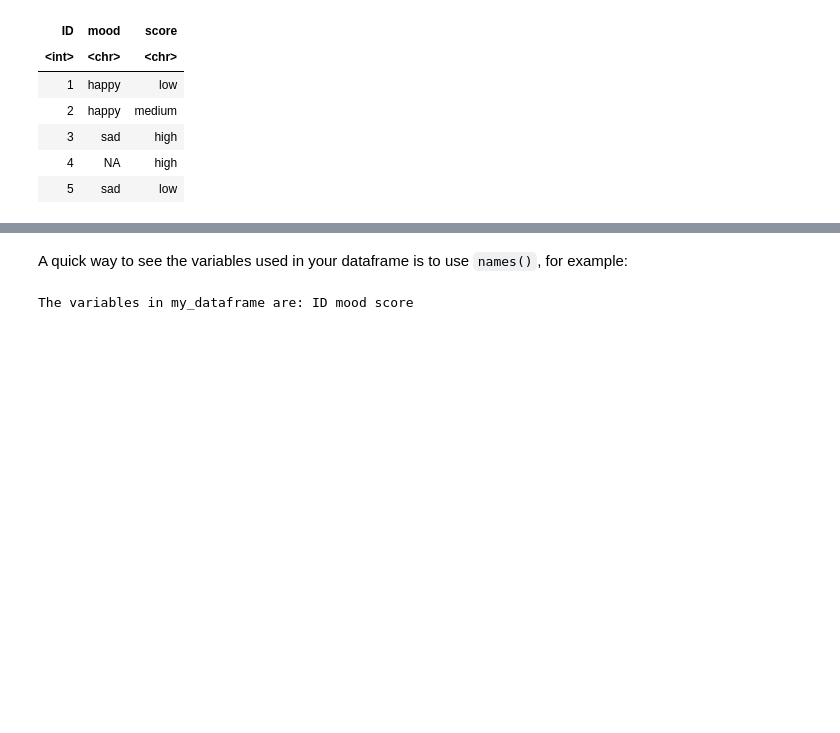
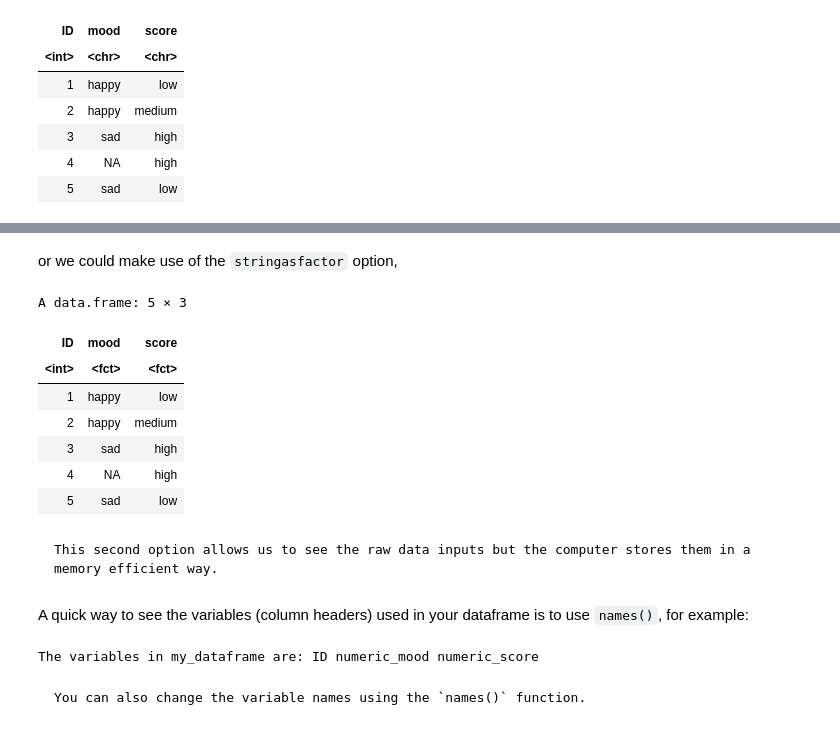
Before and after one commit to CicelyKrystyna/MD4002_RWorkshop, a Jupyter notebook: RBasics.ipynb, the cells around one changed output, grey strips where cells are left out. Saved outputs shown, nothing was run; the diff lists cells and outputs as text; code cells hidden in the pictures; blank space fills up the shorter version.

````diff
--- a/RBasics.ipynb
+++ b/RBasics.ipynb
@@ -364,7 +370,31 @@ Although there can be value in storing data numerically do this with caution so
+# %% [markdown]
+or we could make use of the `stringasfactor` option,
+# %%
+# use the stringasfactor option in my_dataframe
+my_dataframe<-data.frame(ID, mood, score, stringsAsFactors = TRUE)
+# display my_dataframe
+my_dataframe
+# %% [output]
+A data.frame: 5 × 3
+| ID | mood | score |
+| <int> | <fct> | <fct> |
+| 1 | happy | low |
+| 2 | happy | medium |
+| 3 | sad | high |
+| 4 | NA | high |
+| 5 | sad | low |
+# %% [markdown]
+```{tip}
+This second option allows us to see the raw data inputs but the computer stores them in a memory efficient way.
+```
 # %% [markdown]
-A quick way to see the variables used in your dataframe is to use `names()`, for example:
+A quick way to see the variables (column headers) used in your dataframe is to use `names()`, for example:
 # %%
-# ask for the column/variable names from my_dataframe
-cat("The variables in my_dataframe are:", names(my_dataframe), "\n")
+# ask for the column/variable names from my_numeric_dataframe
+cat("The variables in my_dataframe are:", names(my_numeric_dataframe), "\n")
 # %% [output]
-The variables in my_dataframe are: ID mood score
+The variables in my_dataframe are: ID numeric_mood numeric_score
+# %% [markdown]
+```{note}
+You can also change the variable names using the `names()` function.
+```
````
Also changed, not shown: parts of 15 cells of this notebook, 3 other files.
